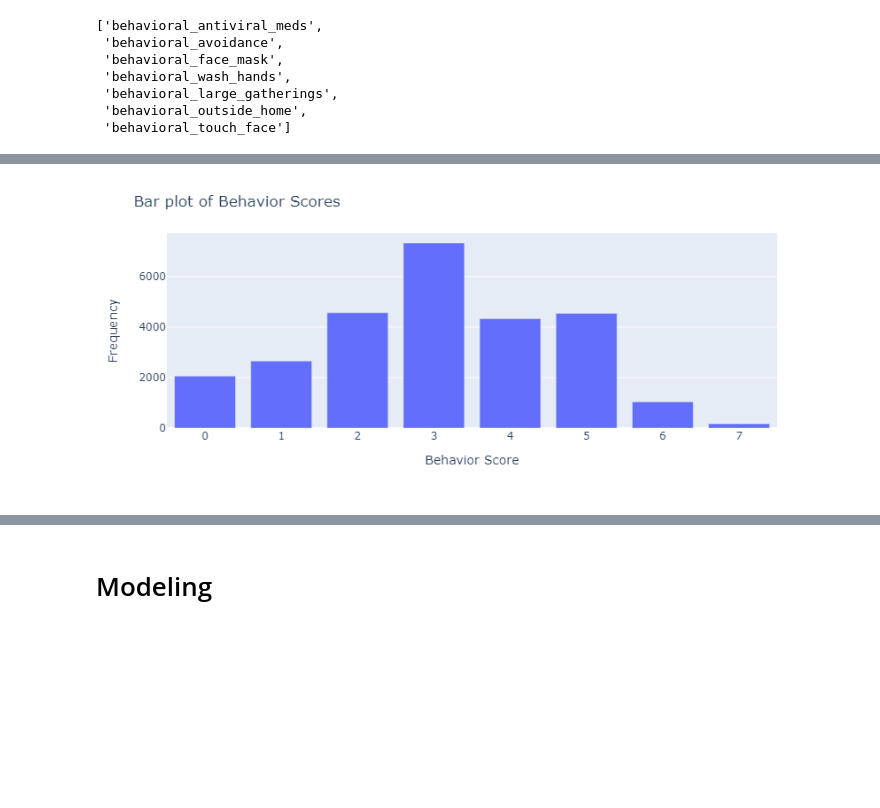
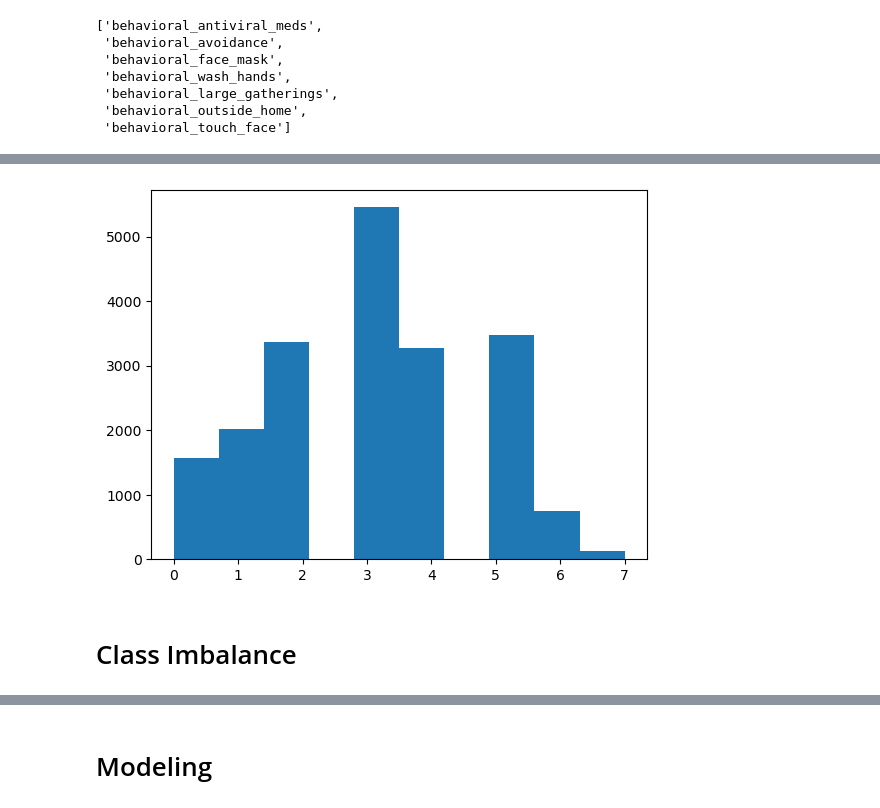
Before and after one commit to Rgmoogachiri/DSC-phase-3-project, a Jupyter notebook: H1N1_and_seasonal_flu_vaccines_prediction.ipynb, the cells around one changed output, grey strips where cells are left out. Drawn from its saved outputs; the diff is of its cells as text; code cells hidden in the pictures; blank space fills up the shorter version.

```diff
--- a/H1N1_and_seasonal_flu_vaccines_prediction.ipynb
+++ b/H1N1_and_seasonal_flu_vaccines_prediction.ipynb
@@ -341,0 +383,4 @@ plt.savefig('Visualization1')
+# %%
+# Back concatenate numerical and categorical columns for both training and test data sets
+# Training data set
+X_train_clean = pd.concat([imputed_numerical_X_train, encoded_categorical_X_train], axis = 1)
@@ -341,0 +430,5 @@ plt.savefig('Visualization1')
+# %%
+# Impute more missing values on X_train data set
+X_train = imputer.fit_transform(X_train_clean)
+X_train = pd.DataFrame(np.round(X_train, 0), columns = X_train_clean.columns, index = X_train_clean.index)
+X_train
@@ -347,7 +515,7 @@ plt.savefig('Visualization1')
 - Create a variable that represents how much an individual has done behaviorally to avoid the flu, aside from getting vaccinated, by summing up all behavioral variables. These are all binary columns with **1** representing **YES**, meaning the person has engaged in a behavior that reduces the risk of contracting the flu. By taking the sum across these columns, a higher score represents a more cautious, flu-conscious individual.
 # %%
 # Get the columns with `behavior` attributes
-behavior_cols = [col for col in merged_df.columns if 'behavioral' in col]
+behavior_cols = [col for col in X_train.columns if 'behavioral' in col]
 behavior_cols
 # %% [output]
 ['behavioral_antiviral_meds',
@@ -358,5 +526,5 @@ behavior_cols
  'behavioral_outside_home',
  'behavioral_touch_face']
 # %%
-# Create the `behavior_score` variable
-merged_df['behavior_score'] = merged_df[behavior_cols].sum(axis=1)
+# Create the `behavior_score` variable for X_train data set
+X_train['behavior_score'] = X_train[behavior_cols].sum(axis=1)
@@ -377,21 +554,7 @@ Name: count, dtype: int64
 # %%
-# Plot the distribution
-import plotly.express as px
-# Plot the distribution
-
-# Get the value counts of 'behavior_score'
-value_counts = merged_df['behavior_score'].value_counts()
-
-# Create a bar chart using Plotly
-fig = px.bar(value_counts, x=value_counts.index, y=value_counts.values)
-
-# Set labels and title
-fig.update_layout(
-    xaxis_title='Behavior Score',
-    yaxis_title='Frequency',
-    title='Bar plot of Behavior Scores'
-)
-
-# Show the plot
+# Plot the distribution of behavior score variable we created
+plt.hist(X_train['behavior_score']);
 # %% [output]
-[figure, old version]
+[figure, new version]
+# %% [markdown]
+# Class Imbalance
```
Also changed, not shown: parts of 117 cells of this notebook, 2 other files.
